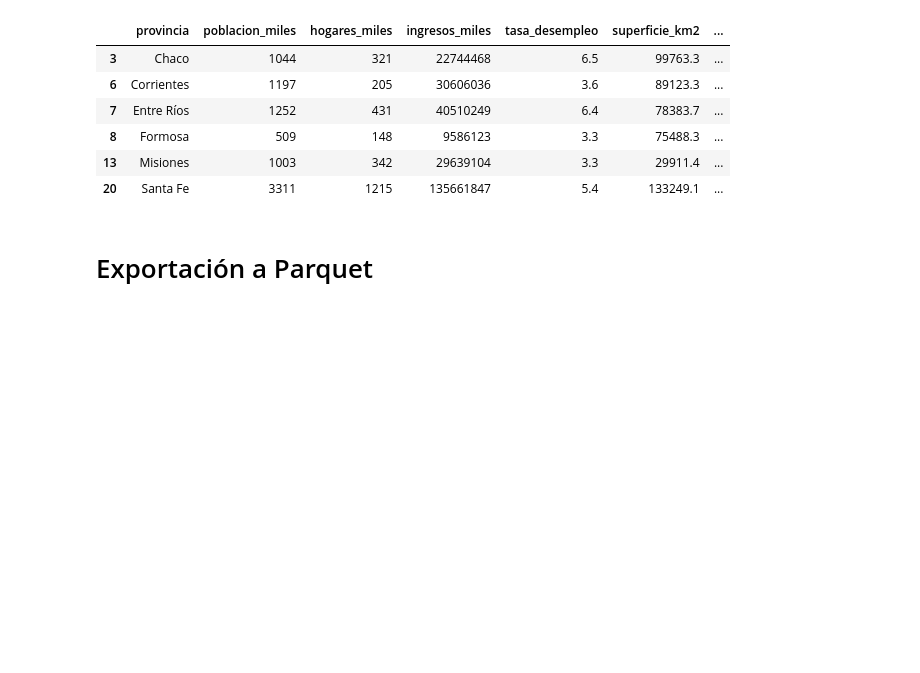
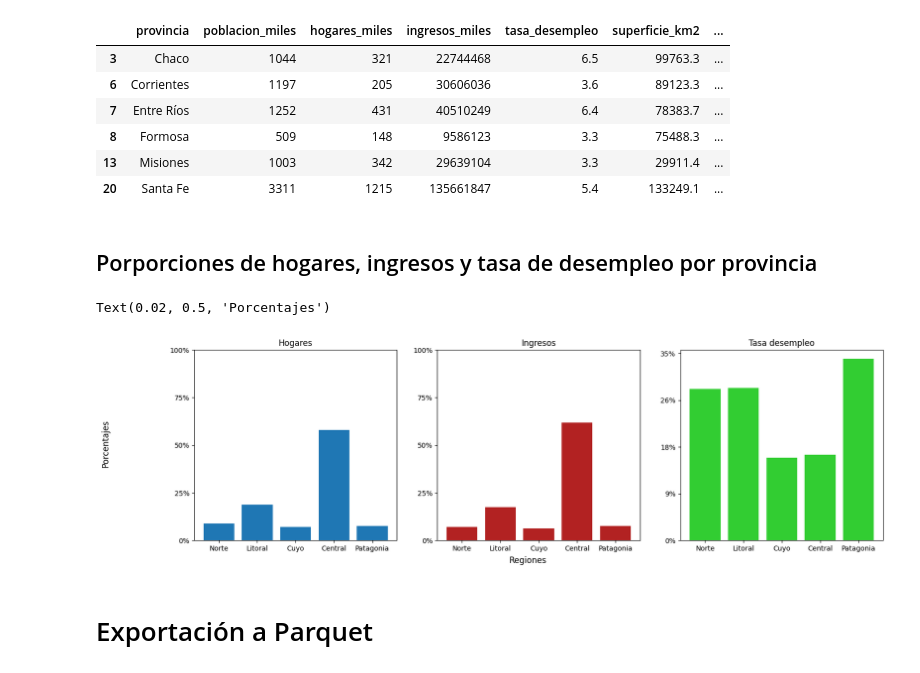
Before and after one commit to Isaiasgaray/fundamentos_tp, a Jupyter notebook: tp1/ejercicio_1/ejercicio1.ipynb, the cells around one changed output. Cells and saved outputs as stored; diff of their text form; code cells hidden in the pictures; blank space fills up the shorter version.

```diff
--- a/tp1/ejercicio_1/ejercicio1.ipynb
+++ b/tp1/ejercicio_1/ejercicio1.ipynb
@@ -237,3 +244,56 @@ patagonia = provincias[provincias.provincia.isin(provincias_patagonia)].set_inde
+# %%
+total_hogares = provincias.hogares_miles.sum()
+total_ingresos = provincias.ingresos_miles.sum()
+
+regiones_nombres = ['Norte', 'Litoral', 'Cuyo', 'Central', 'Patagonia']
+
+index_regiones = len(regiones)
+# %%
+proporcion_hogares = []
+proporcion_ingresos = []
+
+for region in regiones:
+        hogares_region = region.hogares_miles.sum() / total_hogares
+        ingresos_region = region.ingresos_miles.sum() / total_ingresos
+        proporcion_hogares.append(hogares_region)
+        proporcion_ingresos.append(ingresos_region)
+
+proporcion_desempleo = \
+    [region.tasa_desempleo.sum().round(2)
+    for region in regiones]
+# %% [markdown]
+## Porporciones de hogares, ingresos y tasa de desempleo por provincia
+# %%
+figs, axs = plt.subplots(1, 3, figsize=(18, 5))
+
+axs[0].bar(regiones_nombres, proporcion_hogares)
+axs[0].set_title('Hogares')
+axs[0].set_yticks(np.linspace(0, 1, 5))
+axs[0].set_yticklabels(
+    [f'{val * 100:.0f}%' for val in axs[0].get_yticks()])
+
+
+
+axs[1].bar(regiones_nombres, proporcion_ingresos, color='firebrick')
+axs[1].set_title('Ingresos')
+axs[1].set_yticks(np.linspace(0, 1, 5))
+axs[1].set_yticklabels(
+    [f'{val * 100:.0f}%' for val in axs[1].get_yticks()])
+
+
+axs[2].bar(regiones_nombres, proporcion_desempleo, color='limegreen')
+axs[2].set_title('Tasa desempleo')
+axs[2].set_yticks(np.linspace(0, 35, 5))
+axs[2].set_yticklabels(
+    [f'{val:.0f}%' for val in axs[2].get_yticks()]
+)
+
+
+figs.supxlabel('Regiones')
+figs.supylabel('Porcentajes')
+# %% [output]
+Text(0.02, 0.5, 'Porcentajes')
+[figure, added]
 # %% [markdown]
 # Exportación a Parquet
 # %%
```
Also changed, not shown: parts of 4 cells of this notebook.
